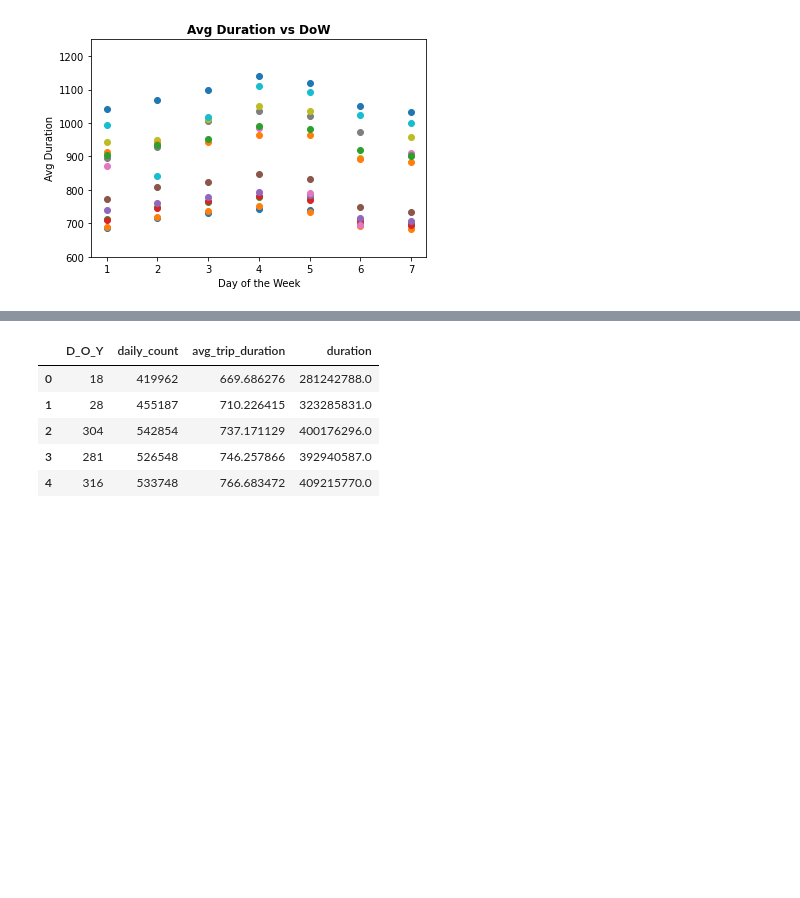
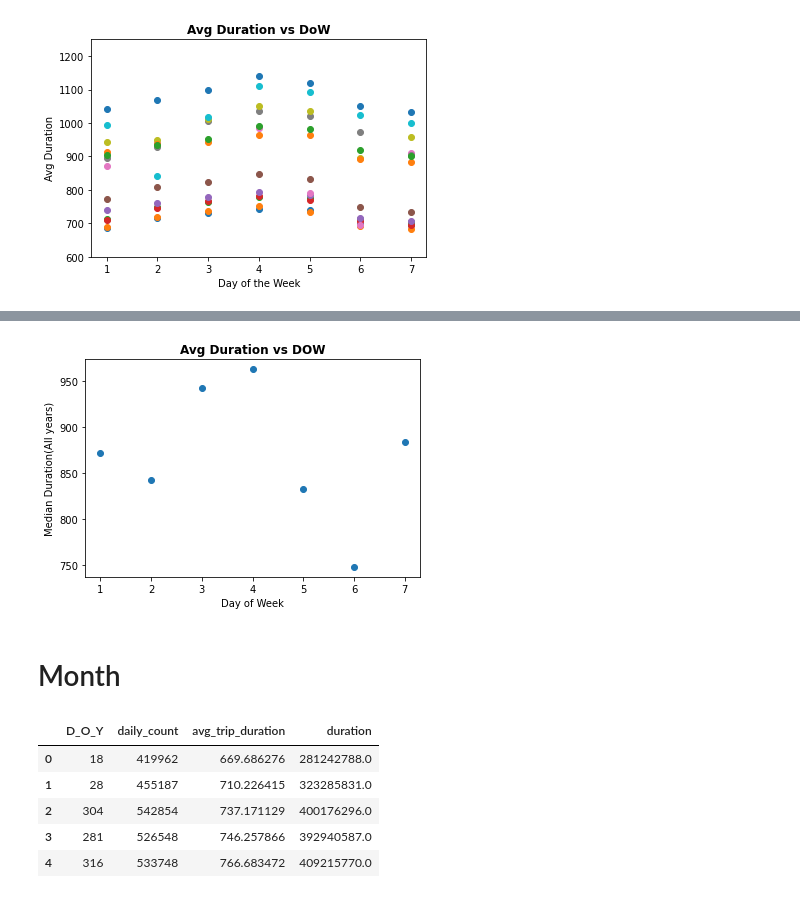
Before and after one commit to agam001/nyc-taxi-trip, a Jupyter notebook: query-viz.ipynb, the cells around one changed output, grey strips where cells are left out. Cells and saved outputs as stored; diff of their text form; code cells hidden in the pictures; blank space fills up the shorter version.

```diff
--- a/query-viz.ipynb
+++ b/query-viz.ipynb
@@ -109,0 +116,9 @@ plt.show()
+# %%
+# Calculating median from a list of avg duration from 2009 to 2021
+df_joined = df['2009'].merge(df['2010'],on='D_O_W',suffixes=('2009','2010'))
+for year in list(df.keys())[2:]:
+    df_joined=df_joined.merge(df[year],on='D_O_W',suffixes=('',year))
+df_joined.sort_values('D_O_W',inplace=True)
+df_joined.reset_index(drop=True,inplace=True)
+df_joined['median']=df_joined.iloc[:,1:].median(axis=1)
+df_joined.loc[:,['D_O_W','median']].head()
@@ -110,3 +132,15 @@ plt.show()
+# %%
+x=df_joined.loc[:,'D_O_W']
+y=df_joined.loc[:,'median']
+plt.scatter(x,y)
+plt.title('Avg Duration vs DOW',fontweight='bold')
+plt.xlabel('Day of Week')
+plt.ylabel('Median Duration(All years)')
+plt.show()
+# %% [output]
+[figure, added]
+# %% [markdown]
+# Month
 # %%
 df_pickup = get_data(name='daily_pickup_cnt')
 df_dur = get_data(name='avg_dur_doy')
```
Also changed, not shown: parts of 16 cells of this notebook.
